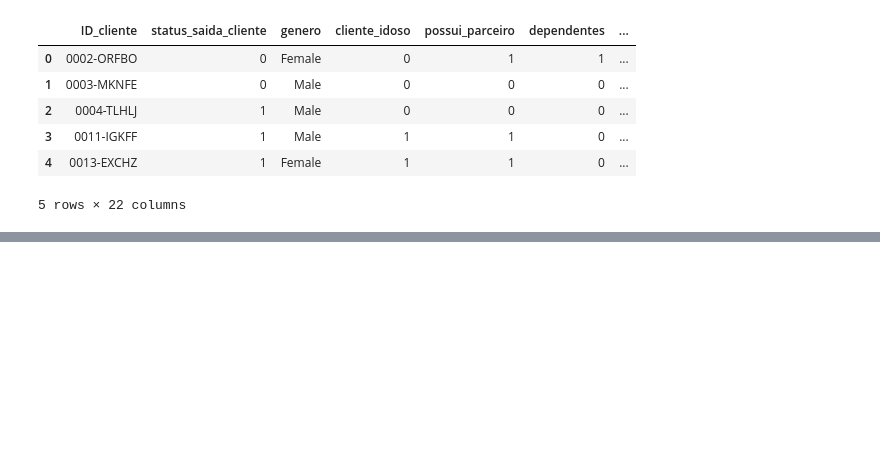
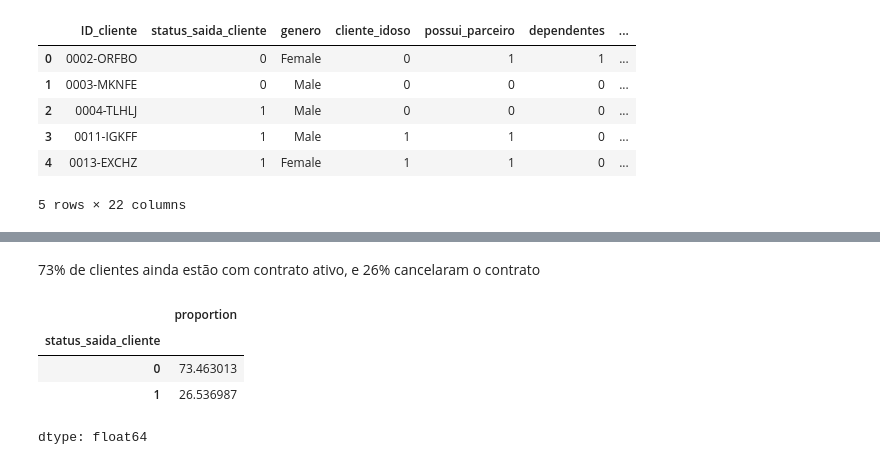
Before and after one commit to LeideMarina18/Desafio_Telecom_X_Alura, a Jupyter notebook: TelecomX.ipynb, the cells around one changed output, grey strips where cells are left out. Cells and saved outputs as stored; diff of their text form; code cells hidden in the pictures; blank space fills up the shorter version.

```diff
--- a/TelecomX.ipynb
+++ b/TelecomX.ipynb
@@ -578,0 +596,10 @@ df_normalizado.head()
+# %% [markdown]
+73% de clientes ainda estão com contrato ativo, e 26% cancelaram o contrato
+# %%
+df_normalizado['status_saida_cliente'].value_counts(normalize=True) * 100
+# %% [output]
+|  | proportion |
+| status_saida_cliente |  |
+| 0 | 73.463013 |
+| 1 | 26.536987 |
+dtype: float64
```
Also changed, not shown: parts of 49 cells of this notebook.
